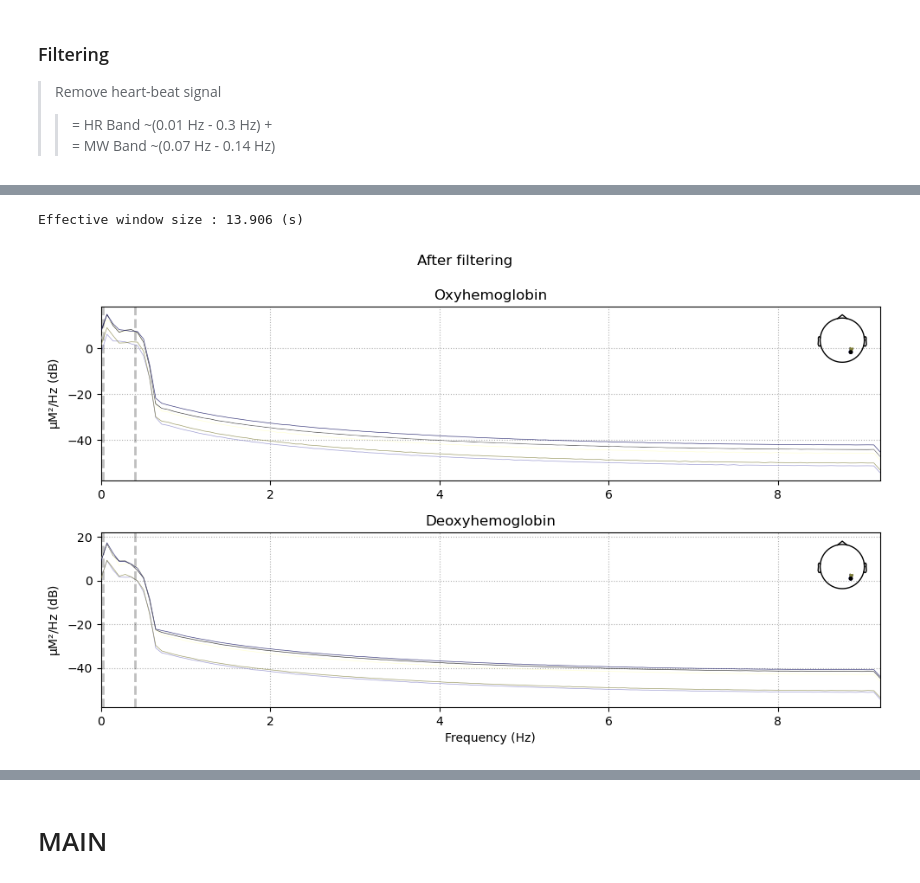
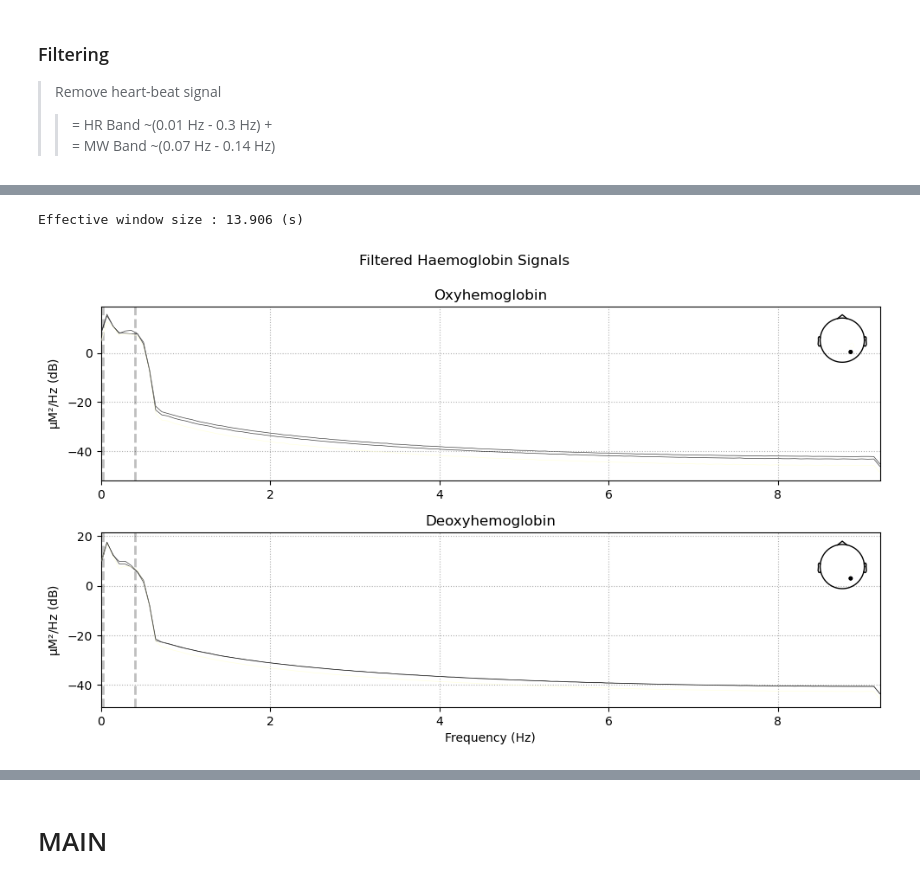
Before and after one commit to pulkitgoyal56/fnirsPy, a Jupyter notebook: main.ipynb, the cells around one changed output, grey strips where cells are left out. Cells and saved outputs as stored; diff of their text form; code cells hidden in the pictures.

```diff
--- a/main.ipynb
+++ b/main.ipynb
@@ -578,0 +643,2 @@ corrected_od.info['bads'] = list(compress(corrected_od.ch_names, sci < 0.5))
+# %%
+corrected_od_tddr_ss = mne_nirs.signal_enhancement.short_channel_regression(corrected_od_tddr, max_dist=SS_MAX_DIST)
@@ -586,4 +667,4 @@ corrected_od.info['bads'] = list(compress(corrected_od.ch_names, sci < 0.5))
 # %%
 # Use Modified Beer Lambert Law to calculated the chromophore concentrations
 # `ppf` -- the partial pathlength factor
-raw_haemo = mne.preprocessing.nirs.beer_lambert_law(corrected_od, ppf=0.1) # 6.0
+raw_haemo = mne.preprocessing.nirs.beer_lambert_law(corrected_od_tddr_ss, ppf=0.1) # 6.0
@@ -595,3 +695,6 @@ raw_haemo.plot(show_scrollbars=False);
+# %%
+# Pick long channels
+raw_haemo = mne_nirs.channels.get_long_channels(raw_haemo, min_dist=SS_MAX_DIST)
 # %% [markdown]
 ### Filtering
 
@@ -611,7 +706,7 @@ Effective window size : 13.906 (s)
 # An increase in activity around 1 Hz can be seen in the data that is due to the person’s heart beat and is unwanted.
 # So we use a low pass filter to remove this.
 # A high pass filter is also included to remove slow drifts in the data.
-raw_haemo = raw_haemo.filter(0.02, 0.4, h_trans_bandwidth=0.2, l_trans_bandwidth=0.01)
+raw_haemo.filter(0.02, 0.4, h_trans_bandwidth=0.2, l_trans_bandwidth=0.01)
 # %% [output]
 Filtering raw data in 1 contiguous segment
 Setting up band-pass filter from 0.02 - 0.4 Hz
@@ -635,11 +741,11 @@ Designing a one-pass, zero-phase, non-causal bandpass filter:
 # %%
-# View power spectral densities of the filtered Hb signals
+# View power spectral densities of the filtered chromophore (HbO and HbR) signals
 fig = raw_haemo.compute_psd().plot(average=False)
-fig.suptitle('After filtering')
+fig.suptitle('Filtered Haemoglobin Signals')
 fig.subplots_adjust(top=0.88)
 # %% [output]
 Effective window size : 13.906 (s)
-[figure, old version]
+[figure, new version]
 # %%
 # Plot filtered chromophore (HbO and HbR) signals
 raw_haemo.plot(show_scrollbars=False);
```
Also changed, not shown: parts of 52 cells of this notebook.
